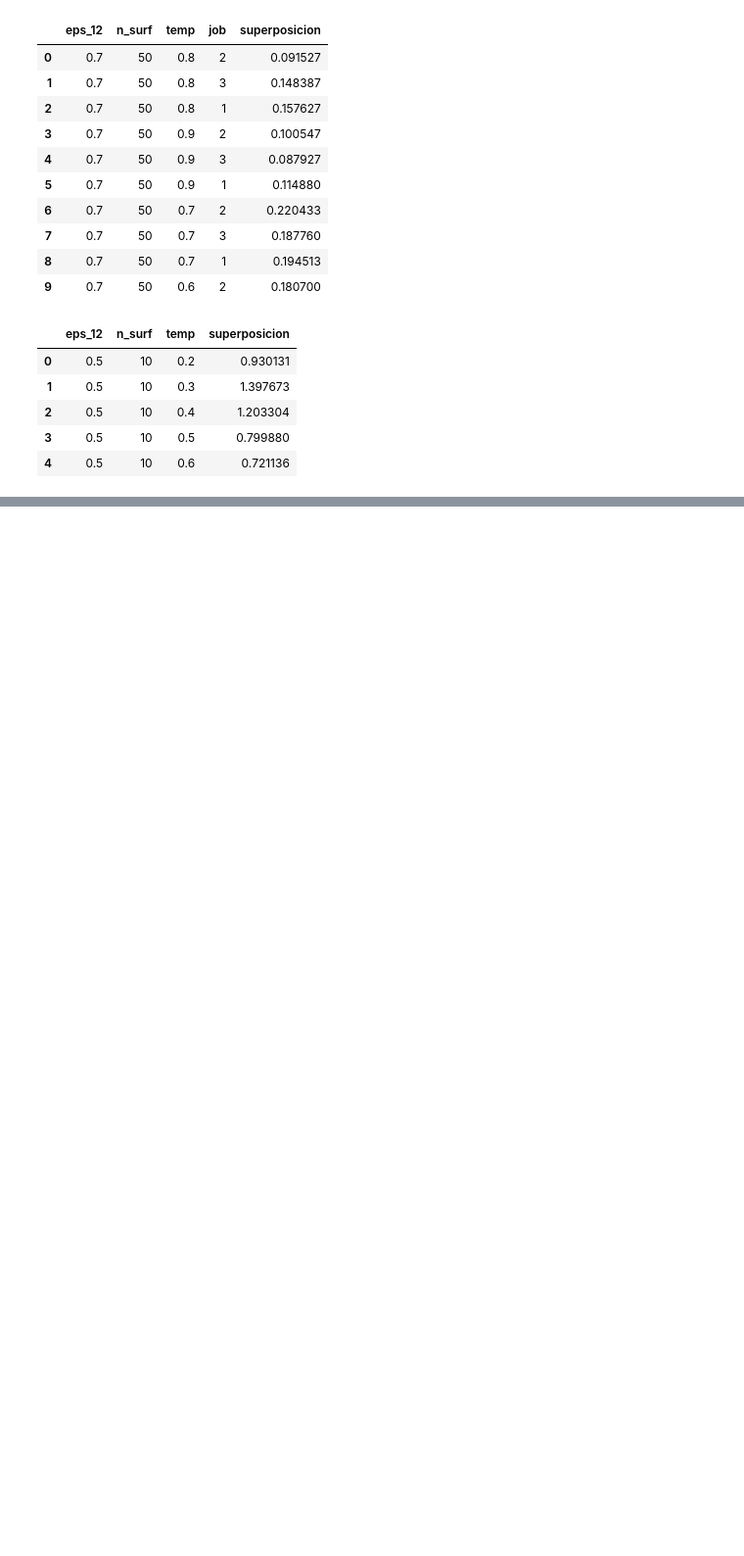
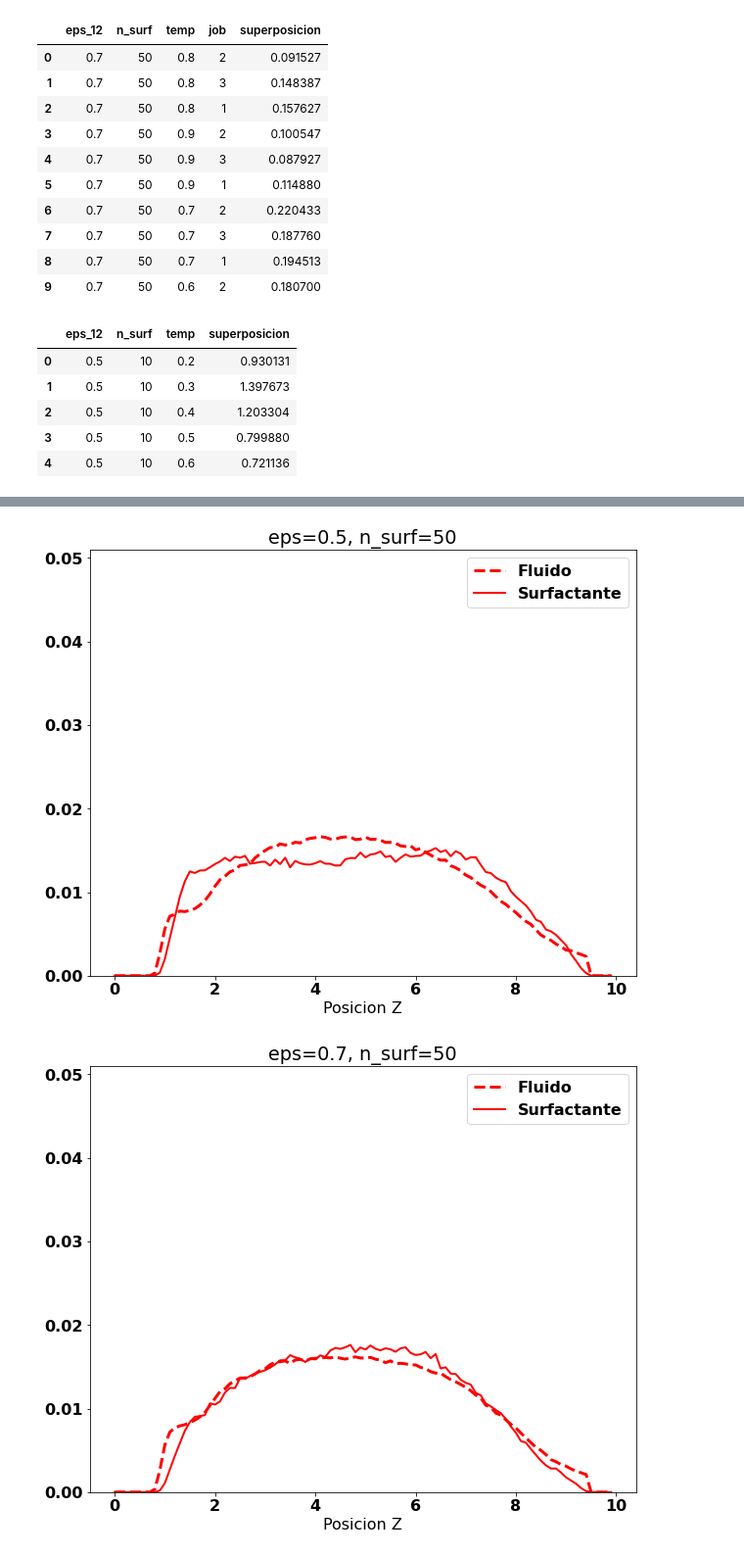
Before and after one commit to sstandre/dinamica_surfactante, a Jupyter notebook: analisis.ipynb, the cells around one changed output, grey strips where cells are left out. Shown: that part at 98% size. Drawn from its saved outputs; the diff is of its cells as text; code cells hidden in the pictures; blank space fills up the shorter version.

```diff
--- a/analisis.ipynb
+++ b/analisis.ipynb
@@ -71,40 +78,45 @@ ax.set_ylim(0,1)
 # %%
 
 
-# configs = [     # (densidad, temperatura)
-#     (eps, n_surf)
-#     for eps in [0.5, 0.7, 0.8]
-#     for n_surf in [10, 30, 50, 100]
-# ]
+configs = [     # (densidad, temperatura)
+    (eps, n_surf)
+    for eps in [0.5,0.7] #[0.5, 0.6, 0.7, 0.8]
+    for n_surf in [50]  #[10, 30, 50, 100]
+]
 
-# temps = [0.5, 0.6, 0.7, 0.8, 0.9]
+temps = [0.9] #, 0.6, 0.7, 0.8, 0.9]
 
-# import os
-# from pathlib import Path
+for eps, n_surf in configs:
+    base = Path(f'data/{eps:.1f}_eps/{n_surf:03}_surf/')
 
-# for eps, n_surf in configs:
-#     base = Path(f'data/{eps:.1f}_eps/{n_surf:03}_surf/')
+    fig, ax = plt.subplots()
+    colors = cycle('rmbcyg')
+    for t, c in zip(temps, colors):
+        ruta = base / f'{t:.2f}_temp'
+        yes1 = []
+        yes2 = []
+        for jobdir in os.listdir(ruta):
+            file = ruta / jobdir / 'perfil.dat'
+            try:
+                x, y1, y2 = np.loadtxt(file, unpack=True, skiprows=1)
+            except:
+                continue
+            yes1.append(y1)
+            yes2.append(y2)
 
-#     fig, ax = plt.subplots()
-#     lines = cycle(['-','--', '-.', ':'])
-#     for t, ls in zip(temps, lines):
-#         ruta = base / f'{t:.2f}_temp'
-#         yes1 = []
-#         yes2 = []
-#         for jobdir in os.listdir(ruta):
-#             file = ruta / jobdir / 'perfil.dat'
-#             try:
-#                 x, y1, y2 = np.loadtxt(file, unpack=True, skiprows=1)
-#             except:
-#                 continue
-#             yes1.append(y1)
-#             yes2.append(y2)
+        y1 = np.mean(yes1, axis=0)
+        y2 = np.mean(yes2, axis=0)
 
-#         y1 = np.mean(yes1, axis=0)
-#         y2 = np.mean(yes2, axis=0)
+        # ax.plot(x,y1, ls=':', color=c)
+        # ax.plot(x,y1, ls='-', color=c, label=f'T={t:.1f}', linewidth=2.0)
+        ax.plot(x,y1, ls='--', color=c,  label=f'Fluido',linewidth=3.0)
+        ax.plot(x,y2, ls='-', color=c, label=f'Surfactante', linewidth=2.0)
+        # ax.fill_between(x, y1, y2)
 
-#         ax.plot(x,y1, ls=ls, color='b', label=f'T={t:.1f}')
-#         ax.plot(x,y2, ls=ls, color='r')
-
-#     ax.legend()
-#     ax.set_title(f'{eps=}, {n_surf=}')
+    ax.legend()
+    ax.set_title(f'{eps=}, {n_surf=}')
+    ax.set_xlabel("Posicion Z")
+    ax.set_ylim(0, 0.051)
+# %% [output]
+[figure, added]
+[figure, added]
```
Also changed, not shown: parts of 6 cells of this notebook, 15 other files.
